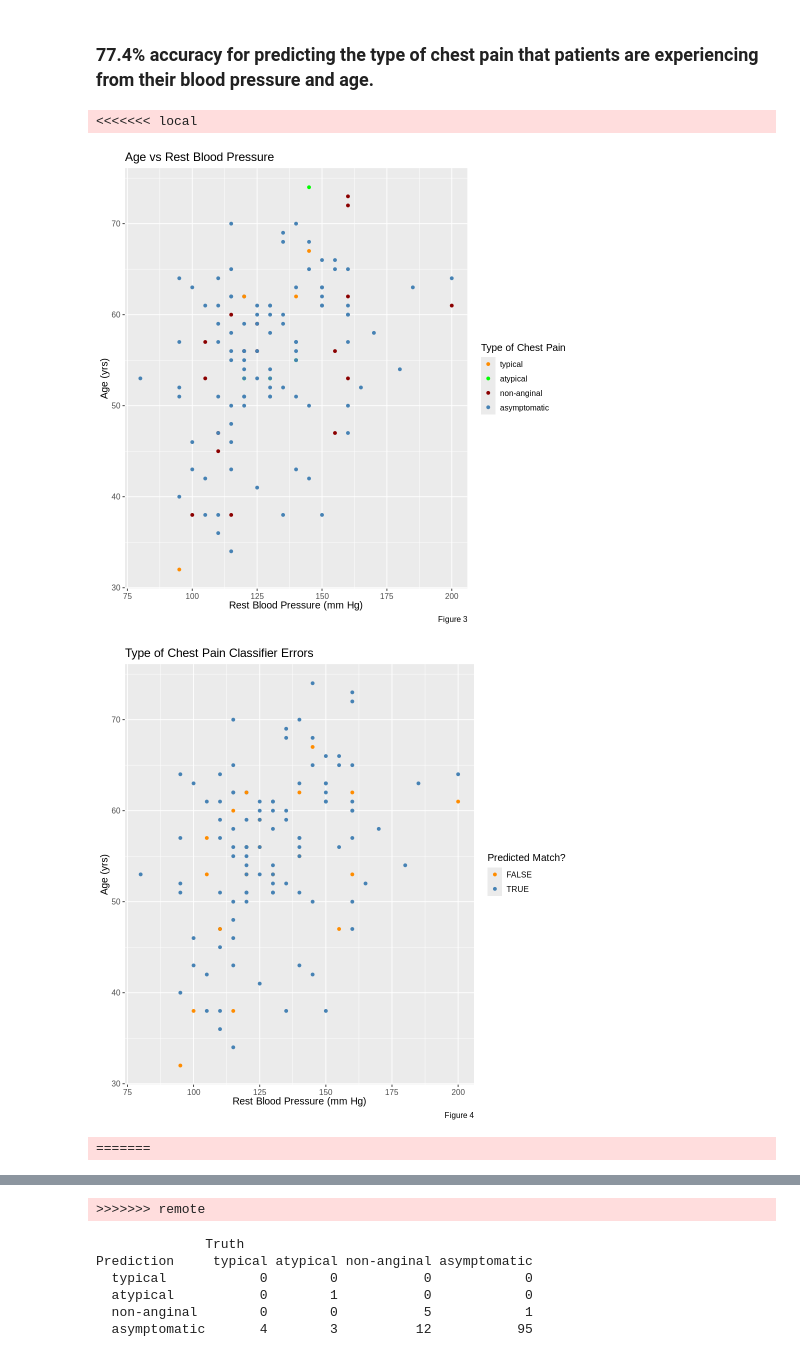
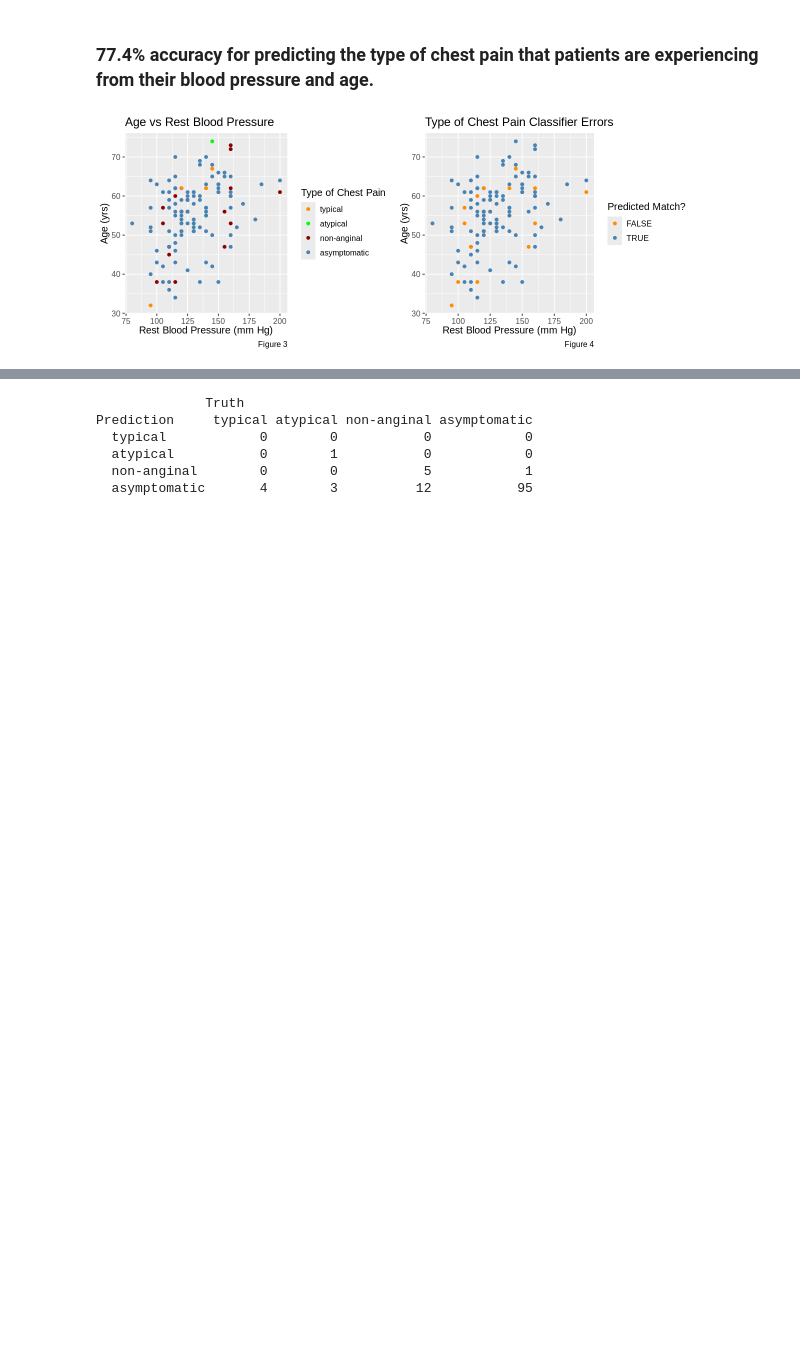
Before and after one commit to ftabuchi/group_21_DSCI100_project, a Jupyter notebook: Coding_report.ipynb, the cells around one changed output, grey strips where cells are left out. Saved outputs shown, nothing was run; the diff lists cells and outputs as text; code cells hidden in the pictures; blank space fills up the shorter version.

Commit message:
side by side graphs

```diff
--- a/Coding_report.ipynb
+++ b/Coding_report.ipynb
@@ -282,40 +251,33 @@ A tibble: 1 × 3
 # NEXT STEP, we use our classifier to classify the whole dataset
 
 
-options(repr.plot.height = 8, repr.plot.width = 8)
+options(repr.plot.height = 4, repr.plot.width = 10)
 
 # create scatter plot of heart disease training set.
 heart_plot <- heart_data |>
   ggplot(aes(x = blood_pressure_mm_Hg, y = age, color=chest_pain_ctg)) +
   geom_point() +
   labs(color = "Type of Chest Pain",  x="Rest Blood Pressure (mm Hg)", y="Age (yrs)",
        caption = "Figure 3") +
   scale_color_manual(values = c("darkorange", "green", "darkred", "steelblue")) +
   theme(text = element_text(size = 12)) +
   ggtitle("Age vs Rest Blood Pressure")
-
-
-heart_plot
 
 
 heart_all_predicted <- predict(best_fit, heart_data) |>
     bind_cols(heart_data)
 
 heart_all_predicted_with_match <- heart_all_predicted |> mutate(match=(.pred_class==chest_pain_ctg))
 
 heart_match_plot <- heart_all_predicted_with_match |>
   ggplot(aes(x = blood_pressure_mm_Hg, y = age, color=match)) +
   geom_point() +
   labs(color = "Predicted Match?",  x="Rest Blood Pressure (mm Hg)", y="Age (yrs)",
        caption = "Figure 4") +
   scale_color_manual(values = c("darkorange", "steelblue")) +
   theme(text = element_text(size = 12)) +
   ggtitle("Type of Chest Pain Classifier Errors")
 
-
-heart_match_plot
+grid.arrange(heart_plot, heart_match_plot, ncol=2)
 # %% [output]
-<<<<<<< local
-[figure, old version]
+[figure, new version]
-[figure, removed]
-=======
@@ -323,4 +284,3 @@ heart_match_plot
->>>>>>> remote
 # %%
 # confusion matrix for heart_all_predicted
 
```
Also changed, not shown: parts of 11 cells of this notebook.
